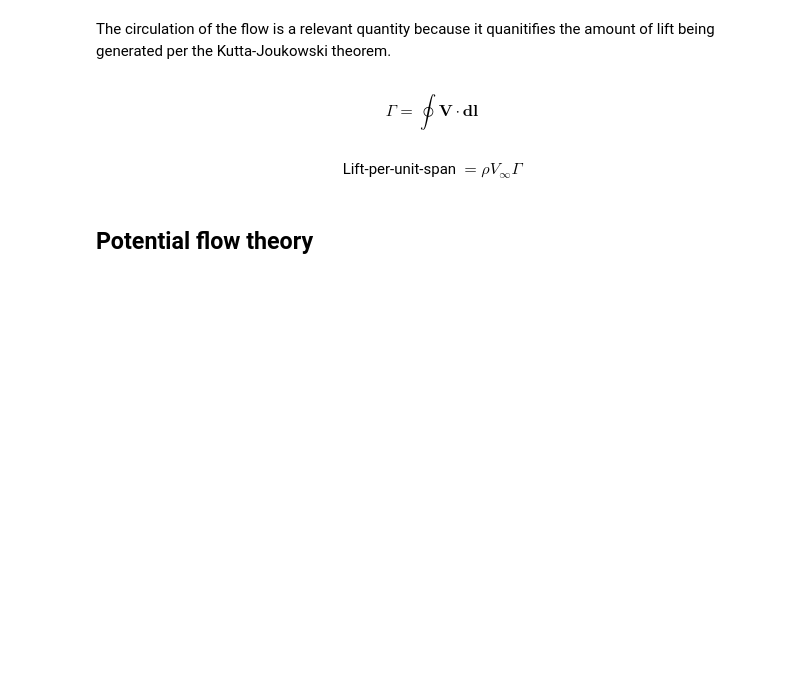
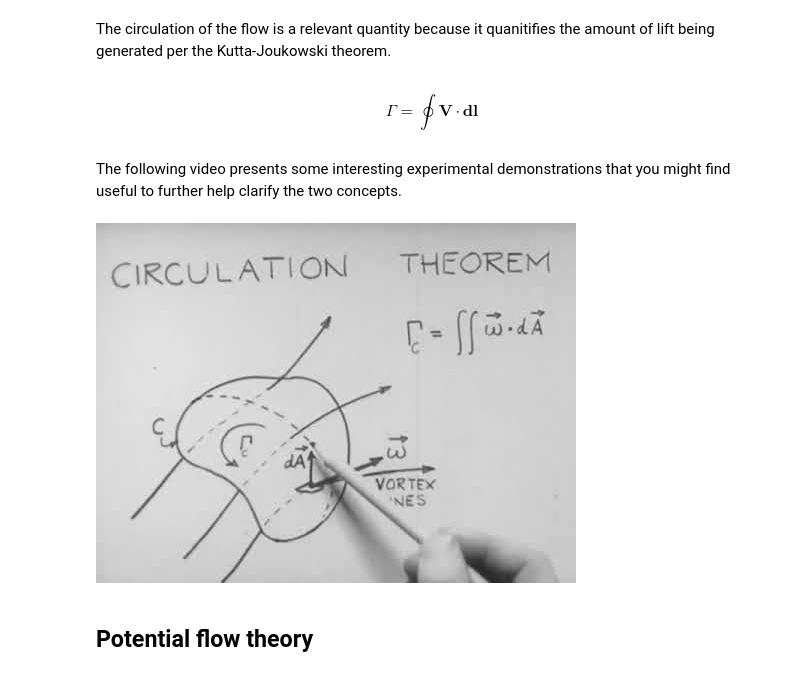
Before and after one commit to kumar-sumeet/HeliAeroNotes, a Jupyter notebook: _sources/Lectures/AerodynamicsFundamentals_I.ipynb, the cells around one changed output. Drawn from its saved outputs; the diff is of its cells as text; code cells hidden in the pictures; blank space fills up the shorter version.

```diff
--- a/_sources/Lectures/AerodynamicsFundamentals_I.ipynb
+++ b/_sources/Lectures/AerodynamicsFundamentals_I.ipynb
@@ -153,7 +165,12 @@ and keeping track of it is imperative to get overall aerodynamics right.
 The circulation of the flow is a relevant quantity because it quanitifies the amount of lift being generated per the Kutta-Joukowski theorem.
 # %% [markdown]
 $$\Gamma = \oint \mathbf{V}\cdot \mathbf{dl}$$
-# %% [markdown]
- <p  style=" text-align:center;"> Lift-per-unit-span $ = \rho V_{\infty}\Gamma$
+# %% [markdown]
+The following video presents some interesting experimental demonstrations that you might find useful to further help clarify the two concepts.
+# %%
+from IPython.display import YouTubeVideo
+YouTubeVideo('pOA3VJHCnWs', width=900, height=600)
+# %% [output]
+[figure, added]
 # %% [markdown]
 ## Potential flow theory
```
Also changed, not shown: parts of 26 cells of this notebook, 34 other files.
